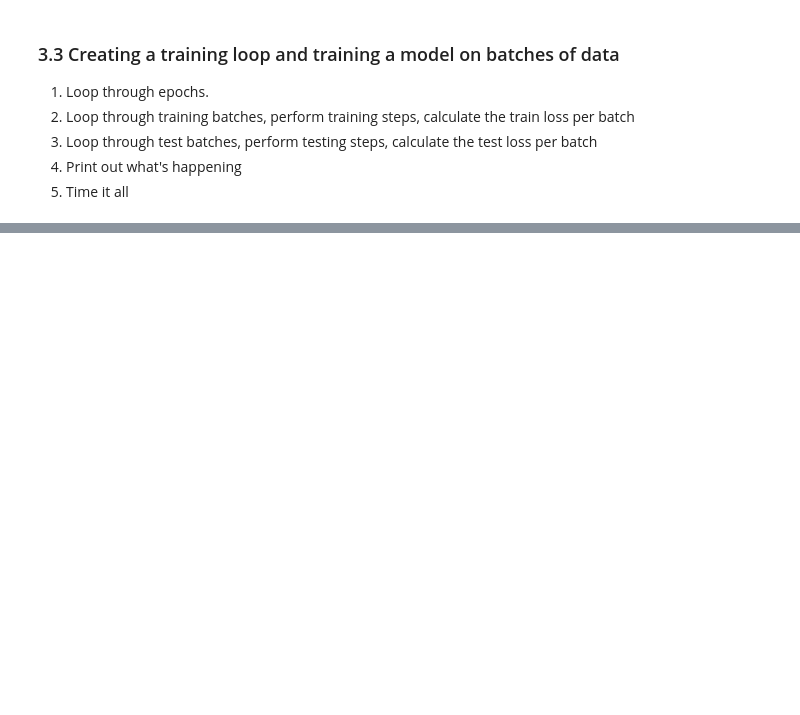
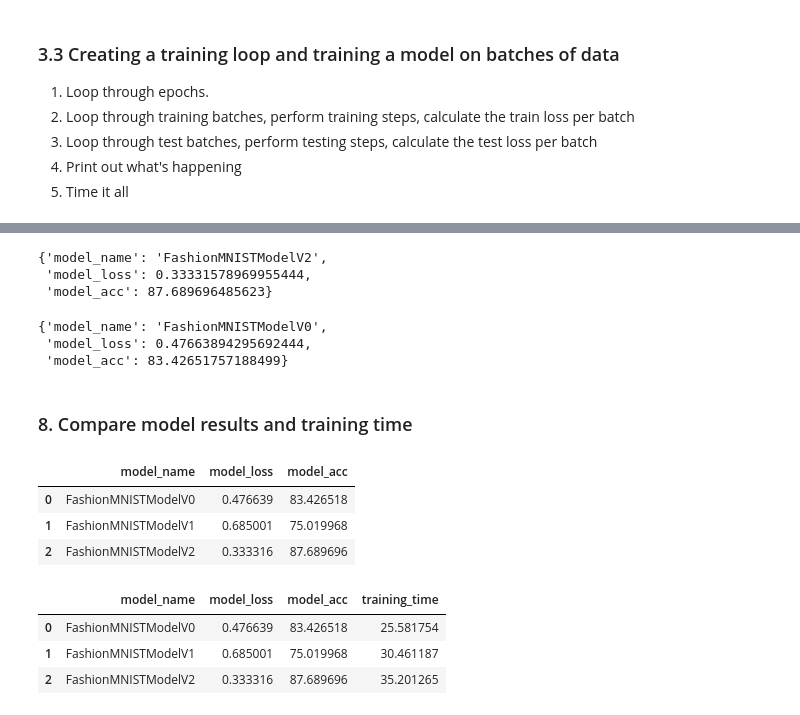
Before and after one commit to habonimana/PyTorch-for-Deep-Learning, a Jupyter notebook: 03_pytorch_computer_vision.ipynb, the cells around one changed output, grey strips where cells are left out. Drawn from its saved outputs; the diff is of its cells as text; code cells hidden in the pictures; blank space fills up the shorter version.

```diff
--- a/03_pytorch_computer_vision.ipynb
+++ b/03_pytorch_computer_vision.ipynb
@@ -467,0 +862,9 @@ Train time on cpu: 20.656 seconds
+# %%
+# model_1 results dictionary
+
+model_1_results = eval_mode(model=model_1,
+                            data_loader=test_dataloader,
+                            loss_fn=loss_fn,
+                            accuracy_fn=accuracy_fn,
+                            device=device)
+model_1_results
@@ -467,0 +1175,41 @@ Train time on cpu: 20.656 seconds
+# %%
+# Model 2 results
+model2_results = eval_mode(model=model_2,
+                           data_loader=test_dataloader,
+                           loss_fn=loss_fn,
+                           accuracy_fn=accuracy_fn,
+                           device=device)
+model2_results
+# %% [output]
+{'model_name': 'FashionMNISTModelV2',
+ 'model_loss': 0.33331578969955444,
+ 'model_acc': 87.689696485623}
+# %%
+model_0_results
+# %% [output]
+{'model_name': 'FashionMNISTModelV0',
+ 'model_loss': 0.47663894295692444,
+ 'model_acc': 83.42651757188499}
+# %% [markdown]
+### 8. Compare model results and training time
+# %%
+import pandas as pd
+
+compare_results = pd.DataFrame([model_0_results,
+                               model_1_results,
+                               model2_results])
+compare_results
+# %% [output]
+|  | model_name | model_loss | model_acc |
+| 0 | FashionMNISTModelV0 | 0.476639 | 83.426518 |
+| 1 | FashionMNISTModelV1 | 0.685001 | 75.019968 |
+| 2 | FashionMNISTModelV2 | 0.333316 | 87.689696 |
+# %%
+# Add training time to results comparison
+compare_results['training_time'] = [tota_train_time_model_0, tota_train_time_model_1, tota_train_time_model_2]
+compare_results
+# %% [output]
+|  | model_name | model_loss | model_acc | training_time |
+| 0 | FashionMNISTModelV0 | 0.476639 | 83.426518 | 25.581754 |
+| 1 | FashionMNISTModelV1 | 0.685001 | 75.019968 | 30.461187 |
+| 2 | FashionMNISTModelV2 | 0.333316 | 87.689696 | 35.201265 |
```
Also changed, not shown: parts of 58 cells of this notebook.
